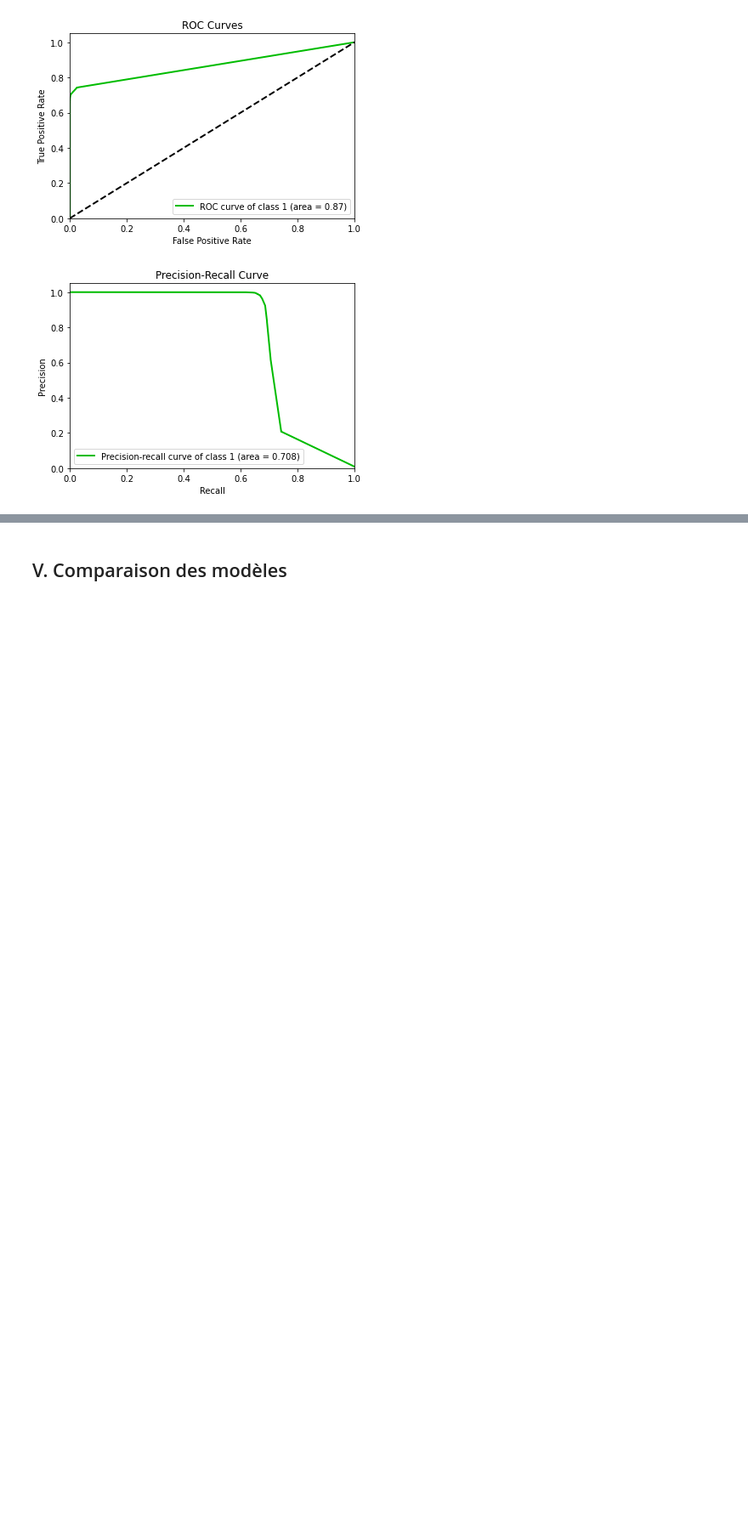
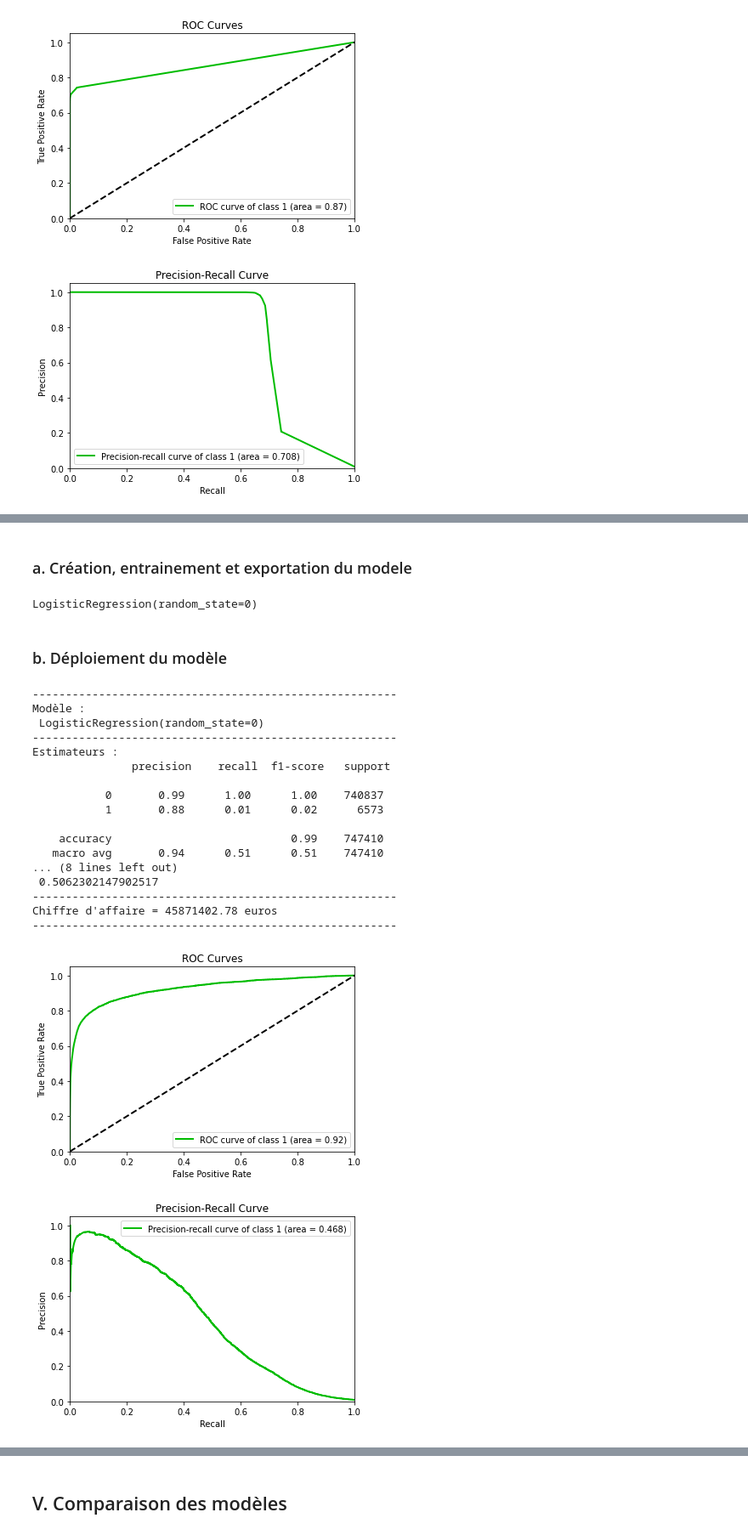
Before and after one commit to Elisa-Frintz/Projet_Fraude_bancaire, a Jupyter notebook: Fraude_Création_modeles.ipynb, the cells around one changed output, grey strips where cells are left out. Shown: that part at 85% size. Cells and saved outputs as stored; diff of their text form; code cells hidden in the pictures; blank space fills up the shorter version.

Commit message:
Ajout des modèles 2 à 7 (RegLog)

```diff
--- a/Fraude_Création_modeles.ipynb
+++ b/Fraude_Création_modeles.ipynb
@@ -106,0 +111,7 @@ XTrain_ok.head()
+# %%
+# Instanciation de StandardScaler pour centrer réduire les données
+scaler = StandardScaler()
+
+XTrain_ok_scale = scaler.fit_transform(XTrain_ok)
+XTest_ok_scale = scaler.fit_transform(XTest_ok)
+XTrain_ok_scale.head()
@@ -125,7 +143,14 @@ def Calcul_CA(Montant, yReel, yPred):
 # %%
 """Création de la fonction de déploiement d'un modèle sur les données de test"""
 
-def deploiement(modele, XTest, yTest):
+def deploiement(modele, XTest, yTest, scale):
+    XTest_ = XTest
+
+    scaler = StandardScaler()
+
+    if scale == True:
+        XTest = scaler.fit_transform(XTest)
+
     print("-------------------------------------------------------")
     # Importation du modèle
     fichier = open(modele, "rb")
@@ -154,7 +179,7 @@ def deploiement(modele, XTest, yTest):
     print("-------------------------------------------------------")
 
     # BONUS :  Calcul du chiffre d'affaire
-    CA_total = Calcul_CA(Montant = XTest["Montant"].compute(), yReel = yTest.compute(), yPred = Ypred)
+    CA_total = Calcul_CA(Montant = XTest_["Montant"].compute(), yReel = yTest.compute(), yPred = Ypred)
     print("Chiffre d'affaire = " + str(round(CA_total, 2)) + " euros")
     print("-------------------------------------------------------")
 
@@ -255,0 +284,2 @@ Chiffre d'affaire = 45884788.83 euros
+# %% [markdown]
+### a. Création, entrainement et exportation du modele
@@ -255,0 +292,6 @@ Chiffre d'affaire = 45884788.83 euros
+# %%
+# Création du modèle entrainé
+model_fit = delayed_fit.compute()
+print(model_fit)
+# %% [output]
+LogisticRegression(random_state=0)
@@ -255,0 +303,24 @@ Chiffre d'affaire = 45884788.83 euros
+# %% [markdown]
+### b. Déploiement du modèle
+# %%
+dep3 = deploiement(modele = "modele3.sav", XTest = XTest_ok, yTest = yTest, scale = True)
+# %% [output]
+-------------------------------------------------------
+Modèle :
+ LogisticRegression(random_state=0)
+-------------------------------------------------------
+Estimateurs :
+               precision    recall  f1-score   support
+
+           0       0.99      1.00      1.00    740837
+           1       0.88      0.01      0.02      6573
+
+    accuracy                           0.99    747410
+   macro avg       0.94      0.51      0.51    747410
+... (8 lines left out)
+ 0.5062302147902517
+-------------------------------------------------------
+Chiffre d'affaire = 45871402.78 euros
+-------------------------------------------------------
+[figure, added]
+[figure, added]
```
Also changed, not shown: parts of 39 cells of this notebook.
